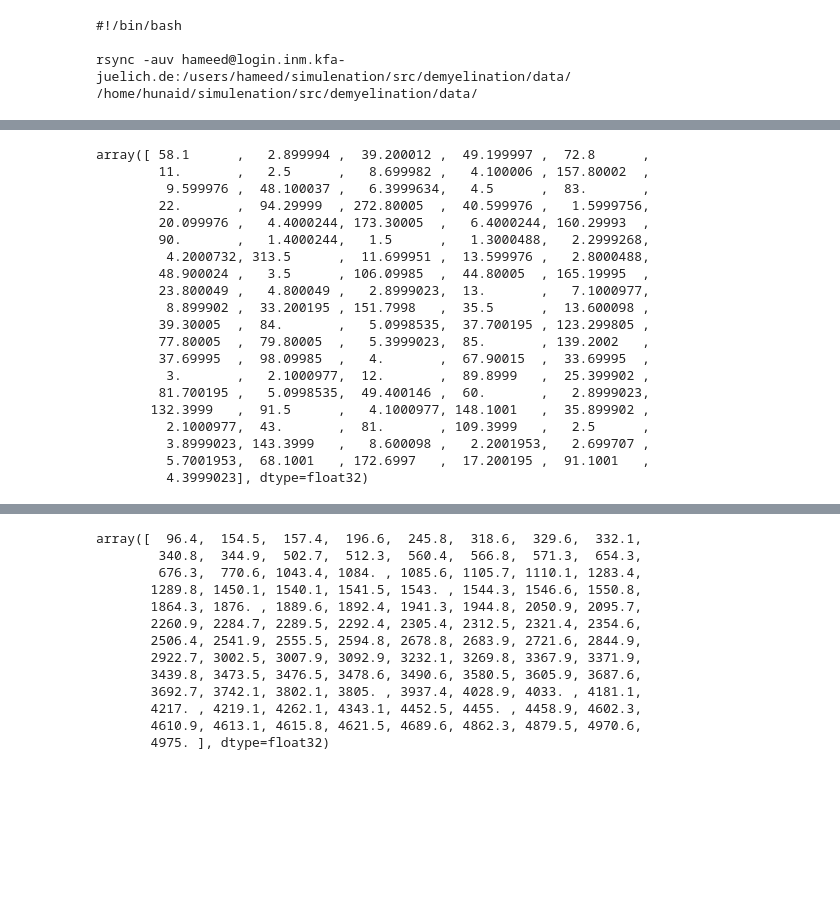
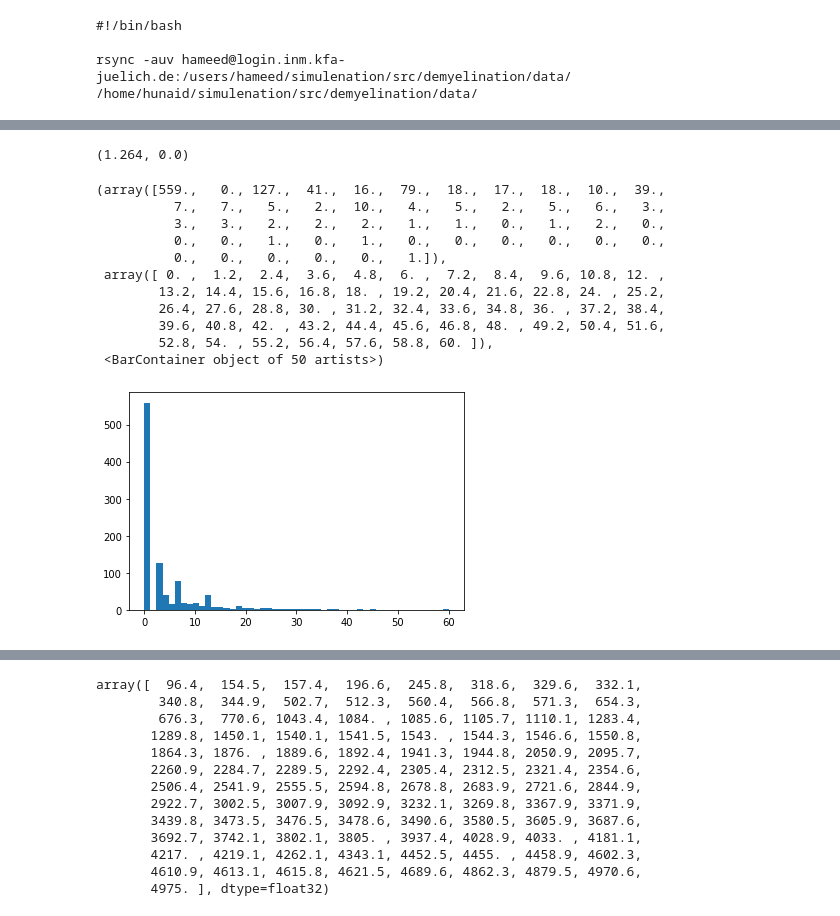
Before and after one commit to 104H/simulenation, a Jupyter notebook: src/dataanalysis.ipynb, the cells around one changed output, grey strips where cells are left out. Drawn from its saved outputs; the diff is of its cells as text; code cells hidden in the pictures; blank space fills up the shorter version.

```diff
--- a/src/dataanalysis.ipynb
+++ b/src/dataanalysis.ipynb
@@ -107,6 +108,6 @@ plt.savefig("/home/pbr-student/Downloads/thesis-plot.pdf")
 # %%
 import pandas as pd
-spk = pd.read_pickle("demyelination/data/adex_burst_weights_wIn=0.9/activity/spk_adex_burst_weights_wIn=0.9_nuX=3.5_nuX_stim=700.0_wX_TRN=0.05_wMGN=0.6_sigma_MGN=0.3_sigma_TRN=0.3_gamma=7.0")
+spk = pd.read_pickle("demyelination/data/adex_burst_weights_wIn=0.9/activity/spk_adex_burst_weights_wIn=0.9_nuX=3.5_nuX_stim=700.0_wX_TRN=0.05_wMGN=0.6_sigma_MGN=0.3_sigma_TRN=0.3_gamma=8.0")
 # %%
 def computeBurstSpikeRatio (spiketrain):
     spkdiff = np.diff(spiketrain)
@@ -167,23 +165,20 @@ dict_keys([1.0, 2.0, 3.0, 4.0, 5.0, 6.0, 7.0, 9.0, 10.0, 11.0, 12.0, 13.0, 14.0,
-# %%
-np.diff(spk.spikeobj['MGN'].spiketrains[500.0].spike_times)
-# %% [output]
-array([ 58.1      ,   2.899994 ,  39.200012 ,  49.199997 ,  72.8      ,
-        11.       ,   2.5      ,   8.699982 ,   4.100006 , 157.80002  ,
-         9.599976 ,  48.100037 ,   6.3999634,   4.5      ,  83.       ,
-        22.       ,  94.29999  , 272.80005  ,  40.599976 ,   1.5999756,
-        20.099976 ,   4.4000244, 173.30005  ,   6.4000244, 160.29993  ,
-        90.       ,   1.4000244,   1.5      ,   1.3000488,   2.2999268,
-         4.2000732, 313.5      ,  11.699951 ,  13.599976 ,   2.8000488,
-        48.900024 ,   3.5      , 106.09985  ,  44.80005  , 165.19995  ,
-        23.800049 ,   4.800049 ,   2.8999023,  13.       ,   7.1000977,
-         8.899902 ,  33.200195 , 151.7998   ,  35.5      ,  13.600098 ,
-        39.30005  ,  84.       ,   5.0998535,  37.700195 , 123.299805 ,
-        77.80005  ,  79.80005  ,   5.3999023,  85.       , 139.2002   ,
-        37.69995  ,  98.09985  ,   4.       ,  67.90015  ,  33.69995  ,
-         3.       ,   2.1000977,  12.       ,  89.8999   ,  25.399902 ,
-        81.700195 ,   5.0998535,  49.400146 ,  60.       ,   2.8999023,
-       132.3999   ,  91.5      ,   4.1000977, 148.1001   ,  35.899902 ,
-         2.1000977,  43.       ,  81.       , 109.3999   ,   2.5      ,
-         3.8999023, 143.3999   ,   8.600098 ,   2.2001953,   2.699707 ,
-         5.7001953,  68.1001   , 172.6997   ,  17.200195 ,  91.1001   ,
-         4.3999023], dtype=float32)
+# %%
+np.mean(computePopulationBurstSpikeRatio(spk.spikeobj['MGN'].time_slice(2000, 5000))), np.mean(computePopulationBurstSpikeRatio(spk.spikeobj['TRN'].time_slice(2000, 5000)))
+#
+# %% [output]
+(1.264, 0.0)
+# %%
+plt.hist(computePopulationBurstSpikeRatio(spk.spikeobj['MGN']), bins=50)
+# %% [output]
+(array([559.,   0., 127.,  41.,  16.,  79.,  18.,  17.,  18.,  10.,  39.,
+          7.,   7.,   5.,   2.,  10.,   4.,   5.,   2.,   5.,   6.,   3.,
+          3.,   3.,   2.,   2.,   2.,   1.,   1.,   0.,   1.,   2.,   0.,
+          0.,   0.,   1.,   0.,   1.,   0.,   0.,   0.,   0.,   0.,   0.,
+          0.,   0.,   0.,   0.,   0.,   1.]),
+ array([ 0. ,  1.2,  2.4,  3.6,  4.8,  6. ,  7.2,  8.4,  9.6, 10.8, 12. ,
+        13.2, 14.4, 15.6, 16.8, 18. , 19.2, 20.4, 21.6, 22.8, 24. , 25.2,
+        26.4, 27.6, 28.8, 30. , 31.2, 32.4, 33.6, 34.8, 36. , 37.2, 38.4,
+        39.6, 40.8, 42. , 43.2, 44.4, 45.6, 46.8, 48. , 49.2, 50.4, 51.6,
+        52.8, 54. , 55.2, 56.4, 57.6, 58.8, 60. ]),
+ <BarContainer object of 50 artists>)
+[figure, added]
```
Also changed, not shown: parts of 15 cells of this notebook, 4 other files.
